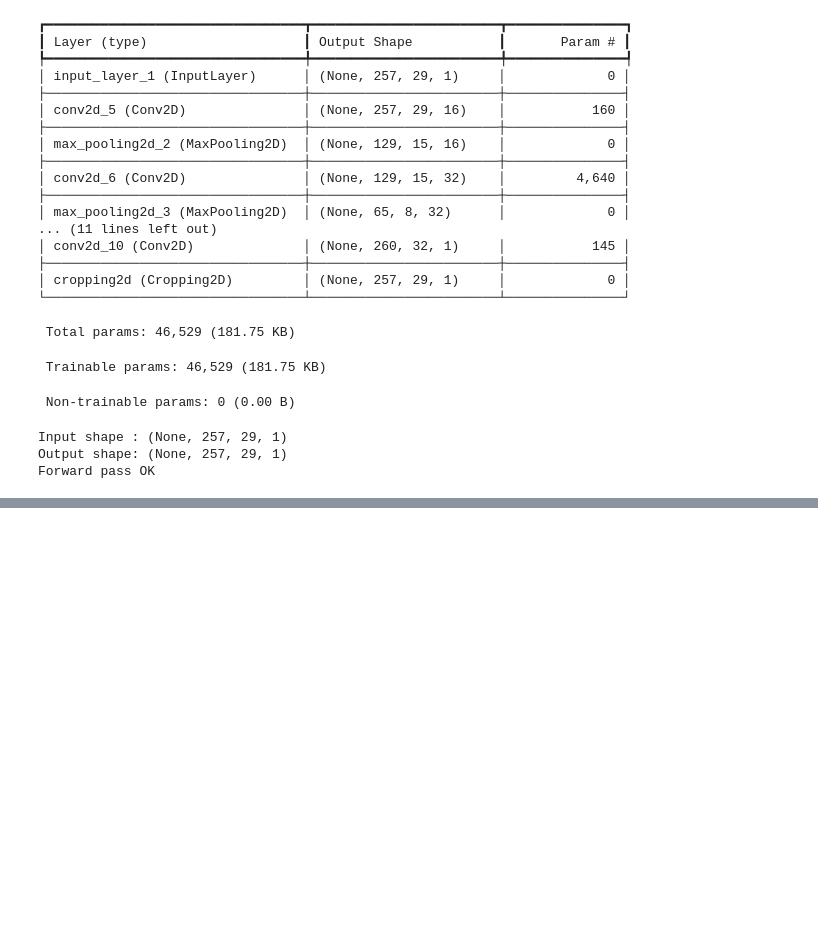
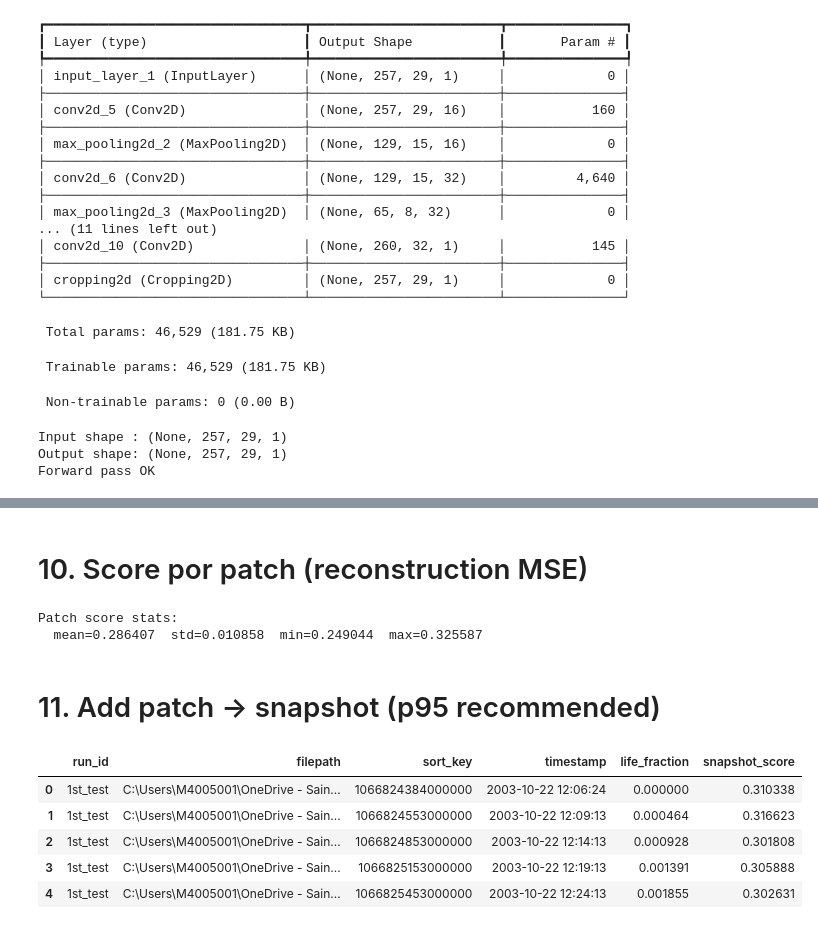
Before and after one commit to marioandrededeus/unsupervised-industrial-anomaly-detection, a Jupyter notebook: experiments/exp_b_ims_stft_autoencoder/notebooks/02_experiment_b_stft_autoencoder_ims.ipynb, the cells around one changed output, grey strips where cells are left out. Cells and saved outputs as stored; diff of their text form; code cells hidden in the pictures; blank space fills up the shorter version.

```diff
--- a/experiments/exp_b_ims_stft_autoencoder/notebooks/02_experiment_b_stft_autoencoder_ims.ipynb
+++ b/experiments/exp_b_ims_stft_autoencoder/notebooks/02_experiment_b_stft_autoencoder_ims.ipynb
@@ -628,0 +630,40 @@ Epoch 15/40
+# %% [markdown]
+# 10. Score por patch (reconstruction MSE)
+# %%
+def recon_error_mse(x_true: np.ndarray, x_pred: np.ndarray) -> np.ndarray:
+    return np.mean((x_true - x_pred) ** 2, axis=(1, 2, 3))
+
+# Normalize all patches using train stats
+X_all_n = ((X_patches - mu) / sigma)[..., None]
+
+X_pred = ae.predict(X_all_n, batch_size=512, verbose=0)
+patch_scores = recon_error_mse(X_all_n, X_pred)
+
+print("Patch score stats:")
+print(f"  mean={patch_scores.mean():.6f}  std={patch_scores.std():.6f}  min={patch_scores.min():.6f}  max={patch_scores.max():.6f}")
+# %% [output]
+Patch score stats:
+  mean=0.286407  std=0.010858  min=0.249044  max=0.325587
+# %% [markdown]
+# 11. Add patch → snapshot (p95 recommended)
+# %%
+meta_scores = meta.copy()
+meta_scores["patch_score"] = patch_scores
+
+snap_scores = (
+    meta_scores
+    .groupby(["run_id", "filepath", "sort_key", "timestamp", "life_fraction"], as_index=False)["patch_score"]
+    .quantile(0.95)
+    .rename(columns={"patch_score": "snapshot_score"})
+    .sort_values(["run_id", "sort_key"])
+    .reset_index(drop=True)
+)
+
+snap_scores.head()
+# %% [output]
+|  | run_id | filepath | sort_key | timestamp | life_fraction | snapshot_score |
+| 0 | 1st_test | C:\Users\M4005001\OneDrive - Sain... | 1066824384000000 | 2003-10-22 12:06:24 | 0.000000 | 0.310338 |
+| 1 | 1st_test | C:\Users\M4005001\OneDrive - Sain... | 1066824553000000 | 2003-10-22 12:09:13 | 0.000464 | 0.316623 |
+| 2 | 1st_test | C:\Users\M4005001\OneDrive - Sain... | 1066824853000000 | 2003-10-22 12:14:13 | 0.000928 | 0.301808 |
+| 3 | 1st_test | C:\Users\M4005001\OneDrive - Sain... | 1066825153000000 | 2003-10-22 12:19:13 | 0.001391 | 0.305888 |
+| 4 | 1st_test | C:\Users\M4005001\OneDrive - Sain... | 1066825453000000 | 2003-10-22 12:24:13 | 0.001855 | 0.302631 |
```
Also changed, not shown: parts of 6 cells of this notebook.
